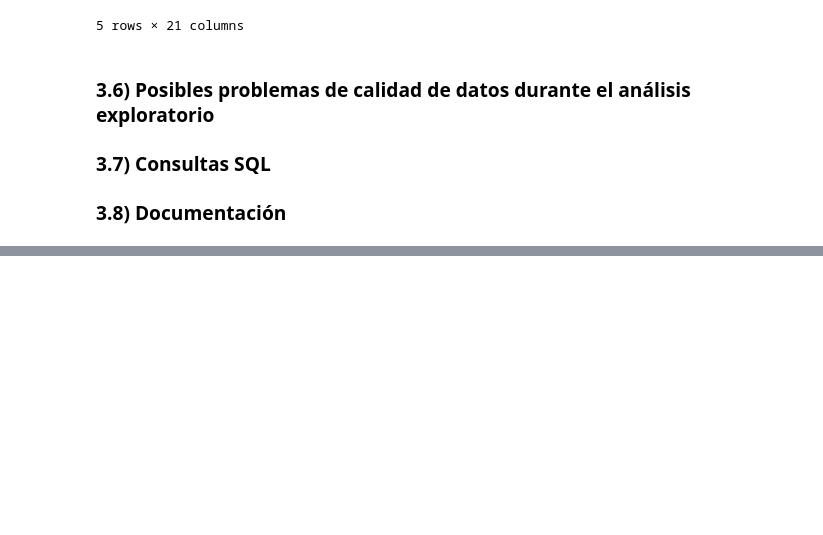
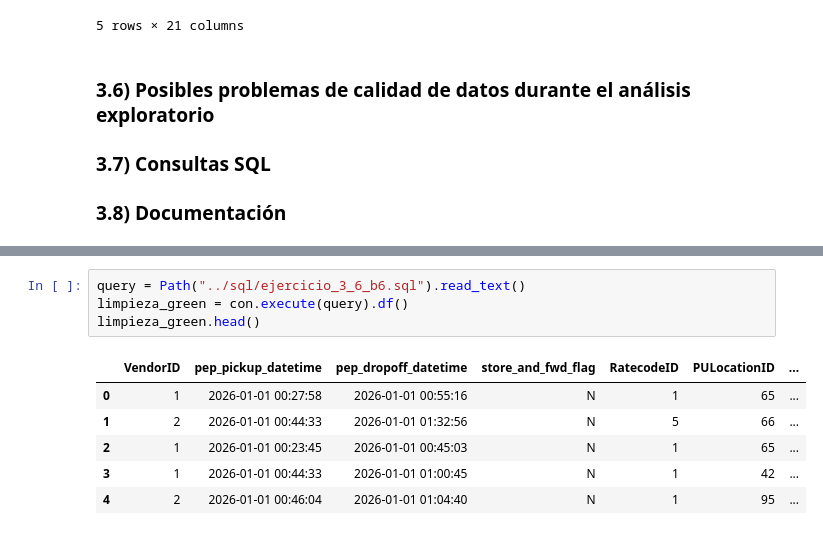
Before and after one commit to ricrod01/duckdb, a Jupyter notebook: notebooks/ejercicio_3.ipynb, the cells around one changed output, grey strips where cells are left out. Drawn from its saved outputs; the diff is of its cells as text; blank space fills up the shorter version.

```diff
--- a/notebooks/ejercicio_3.ipynb
+++ b/notebooks/ejercicio_3.ipynb
@@ -157,0 +628,11 @@ $\textbf{Documentación}$
+# %%
+query = Path("../sql/ejercicio_3_6_b6.sql").read_text()
+limpieza_green = con.execute(query).df()
+limpieza_green.head()
+# %% [output]
+|  | VendorID | pep_pickup_datetime | pep_dropoff_datetime | store_and_fwd_flag | RatecodeID | PULocationID | ... |
+| 0 | 1 | 2026-01-01 00:27:58 | 2026-01-01 00:55:16 | N | 1 | 65 | ... |
+| 1 | 2 | 2026-01-01 00:44:33 | 2026-01-01 01:32:56 | N | 5 | 66 | ... |
+| 2 | 1 | 2026-01-01 00:23:45 | 2026-01-01 00:45:03 | N | 1 | 65 | ... |
+| 3 | 1 | 2026-01-01 00:44:33 | 2026-01-01 01:00:45 | N | 1 | 42 | ... |
+| 4 | 2 | 2026-01-01 00:46:04 | 2026-01-01 01:04:40 | N | 1 | 95 | ... |
```
Also changed, not shown: parts of 34 cells of this notebook, 15 other files.
